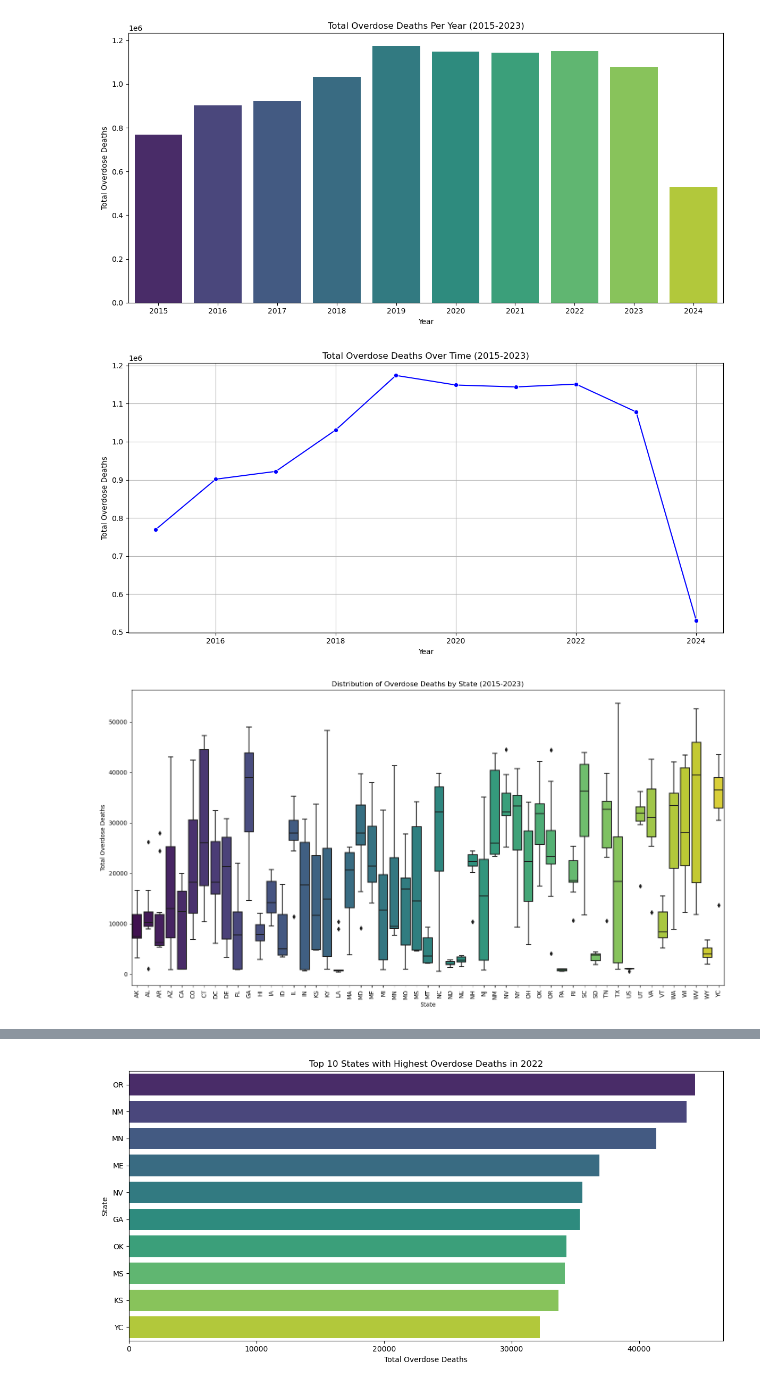
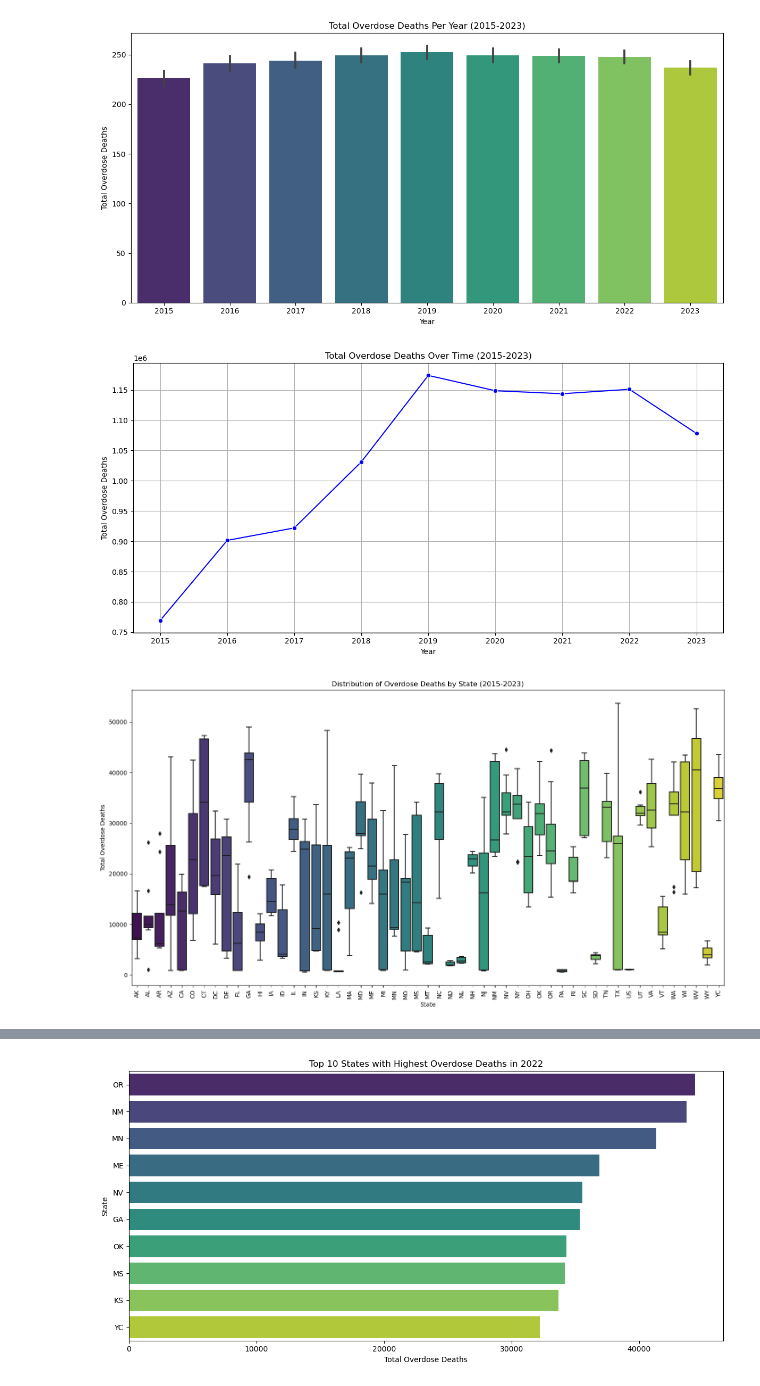
Before and after one commit to cpg6247/Milestone02, a Jupyter notebook: milestone02_cpg6247.ipynb, the cells around one changed output, grey strips where cells are left out. Cells and saved outputs as stored; diff of their text form; code cells hidden in the pictures.

Commit message:
Update milestone02_cpg6247.ipynb
Updated visuals to only show data from 2015-2023

```diff
--- a/milestone02_cpg6247.ipynb
+++ b/milestone02_cpg6247.ipynb
@@ -55,23 +55,28 @@ state_mapping = {
 df_filtered['State'] = df_filtered['State'].replace(state_mapping)
 # %%
 # Group the data by 'Year' and sum 'Data Value'
-df_year = df_filtered.groupby(['Year']).agg({'Data Value': 'sum'}).reset_index()
+# Ensure that the 'Year' column is an integer type
+df_filtered['Year'] = pd.to_numeric(df_filtered['Year'], errors='coerce')
+
+# Filter again after conversion
+df_filtered = df_filtered[df_filtered['Year'].between(2015, 2023)]
+
 
 # Plot overdose deaths per year using a barplot
 plt.figure(figsize=(12, 6))
-sns.barplot(x='Year', y='Data Value', data=df_year, palette='viridis')
+sns.barplot(x='Year', y='Data Value', data=df_filtered, palette='viridis')
 plt.title('Total Overdose Deaths Per Year (2015-2023)')
 plt.xlabel('Year')
 plt.ylabel('Total Overdose Deaths')
 plt.tight_layout()
 
 # Save the barplot
 plt.savefig('UNC/CHIP490/Milestone02/Visuals/total_overdose_deaths_per_year.png')
 
 # Display the plot
 plt.show()
 # %% [output]
-[figure, old version]
+[figure, new version]
 # %%
 # Line Plot: Overdose Deaths Trend Over Time (for all states combined)
 df_yearly = df_filtered.groupby('Year').agg({'Data Value': 'sum'}).reset_index()
@@ -90,7 +95,7 @@ plt.savefig('UNC/CHIP490/Milestone02/Visuals/total_overdose_deaths_over_time.png
 # Display the plot
 plt.show()
 # %% [output]
-[figure, old version]
+[figure, new version]
 # %%
 # Box Plot: Distribution of Overdose Deaths by State
 df_statewise = df_filtered.groupby(['State', 'Year']).agg({'Data Value': 'sum'}).reset_index()
@@ -109,7 +114,7 @@ plt.savefig('UNC/CHIP490/Milestone02/Visuals/distribution_of_overdose_deaths_by_
 # Display the plot
 plt.show()
 # %% [output]
-[figure, old version]
+[figure, new version]
 # %%
 # Choropleth Map: Overdose Deaths Across States
 fig_choropleth = px.choropleth(
```
